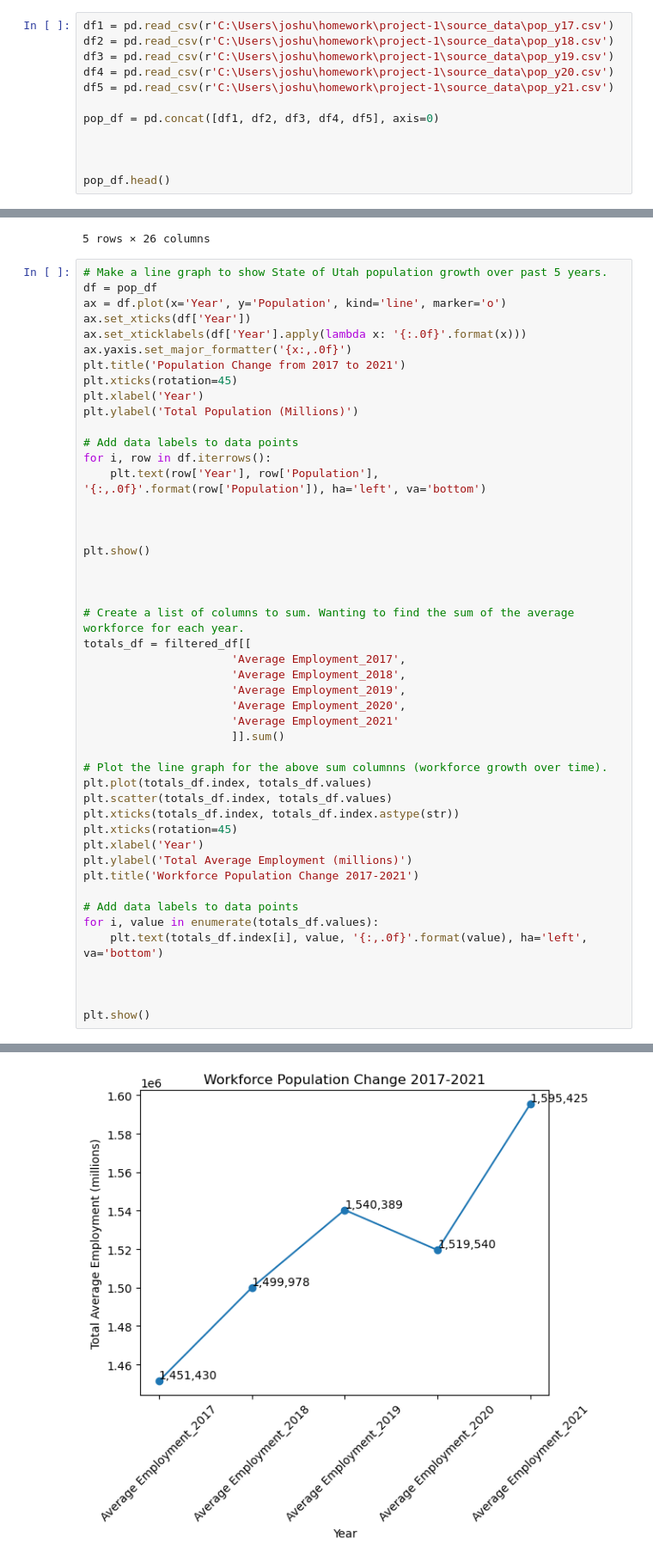
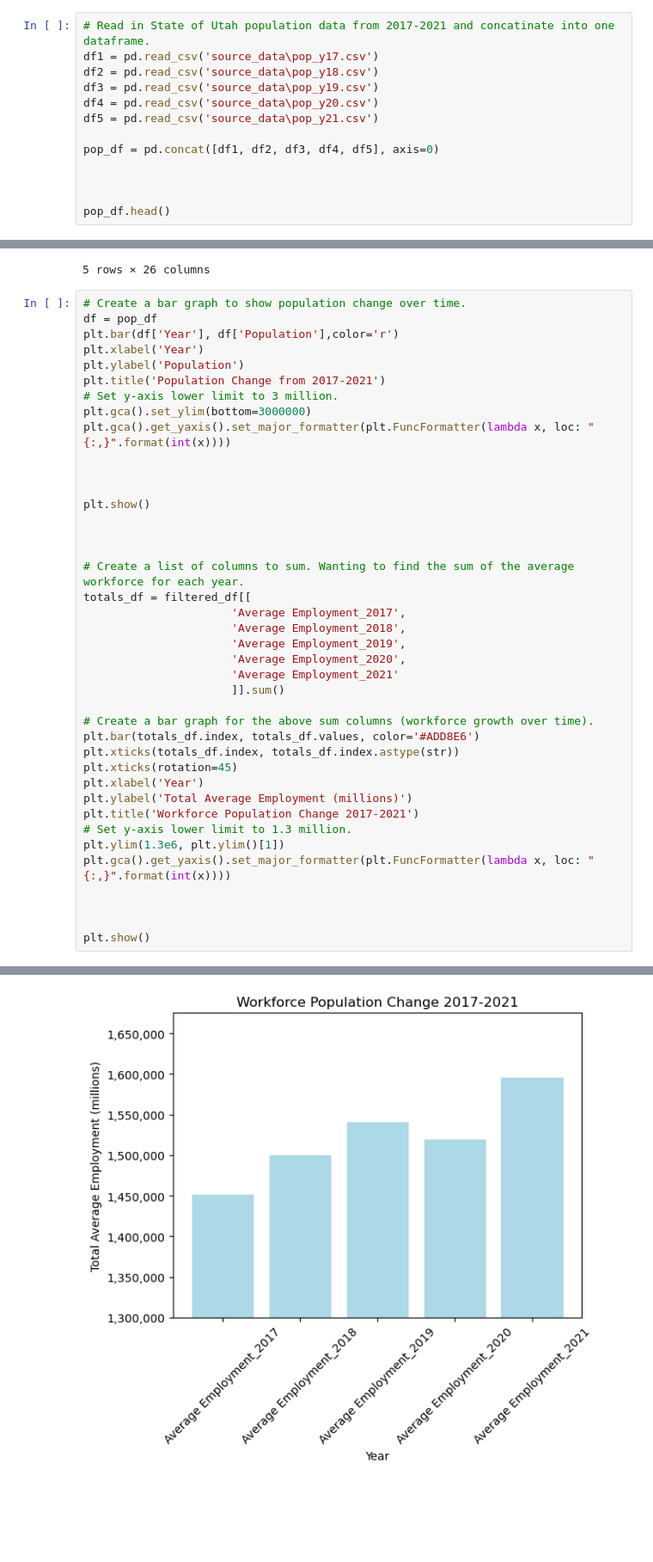
Before and after one commit to JoshuaMayo96/project-1, a Jupyter notebook: project-1.ipynb, the cells around one changed output, grey strips where cells are left out. Shown at 86% size. Saved outputs shown, nothing was run; the diff lists cells and outputs as text; blank space fills up the shorter version.

```diff
--- a/project-1.ipynb
+++ b/project-1.ipynb
@@ -6,11 +6,12 @@ import matplotlib.pyplot as plt
 import pandas as pd
 import numpy as np
 # %%
-df1 = pd.read_csv(r'C:\Users\joshu\homework\project-1\source_data\pop_y17.csv')
-df2 = pd.read_csv(r'C:\Users\joshu\homework\project-1\source_data\pop_y18.csv')
-df3 = pd.read_csv(r'C:\Users\joshu\homework\project-1\source_data\pop_y19.csv')
-df4 = pd.read_csv(r'C:\Users\joshu\homework\project-1\source_data\pop_y20.csv')
-df5 = pd.read_csv(r'C:\Users\joshu\homework\project-1\source_data\pop_y21.csv')
+# Read in State of Utah population data from 2017-2021 and concatinate into one dataframe.
+df1 = pd.read_csv('source_data\pop_y17.csv')
+df2 = pd.read_csv('source_data\pop_y18.csv')
+df3 = pd.read_csv('source_data\pop_y19.csv')
+df4 = pd.read_csv('source_data\pop_y20.csv')
+df5 = pd.read_csv('source_data\pop_y21.csv')
 
 pop_df = pd.concat([df1, df2, df3, df4, df5], axis=0)
 
@@ -101,20 +102,15 @@ filtered_df.head()
 | 46 | Manufacturing (31-33) | 31.0 | 129231.0 | 4251.0 | 7.303308e+09 | ... |
 5 rows × 26 columns
 # %%
-# Make a line graph to show State of Utah population growth over past 5 years.
+# Create a bar graph to show population change over time.
 df = pop_df
-ax = df.plot(x='Year', y='Population', kind='line', marker='o')
-ax.set_xticks(df['Year'])
-ax.set_xticklabels(df['Year'].apply(lambda x: '{:.0f}'.format(x)))
-ax.yaxis.set_major_formatter('{x:,.0f}')
-plt.title('Population Change from 2017 to 2021')
-plt.xticks(rotation=45)
+plt.bar(df['Year'], df['Population'],color='r')
 plt.xlabel('Year')
-plt.ylabel('Total Population (Millions)')
-
-# Add data labels to data points
-for i, row in df.iterrows():
-    plt.text(row['Year'], row['Population'], '{:,.0f}'.format(row['Population']), ha='left', va='bottom')
+plt.ylabel('Population')
+plt.title('Population Change from 2017-2021')
+# Set y-axis lower limit to 3 million.
+plt.gca().set_ylim(bottom=3000000)
+plt.gca().get_yaxis().set_major_formatter(plt.FuncFormatter(lambda x, loc: "{:,}".format(int(x))))
 
 
 
@@ -131,18 +127,16 @@ totals_df = filtered_df[[
                       'Average Employment_2021'
                       ]].sum()
 
-# Plot the line graph for the above sum columnns (workforce growth over time).
-plt.plot(totals_df.index, totals_df.values)
-plt.scatter(totals_df.index, totals_df.values)
+# Create a bar graph for the above sum columns (workforce growth over time).
+plt.bar(totals_df.index, totals_df.values, color='#ADD8E6')
 plt.xticks(totals_df.index, totals_df.index.astype(str))
 plt.xticks(rotation=45)
 plt.xlabel('Year')
 plt.ylabel('Total Average Employment (millions)')
 plt.title('Workforce Population Change 2017-2021')
-
-# Add data labels to data points
-for i, value in enumerate(totals_df.values):
-    plt.text(totals_df.index[i], value, '{:,.0f}'.format(value), ha='left', va='bottom')
+# Set y-axis lower limit to 1.3 million.
+plt.ylim(1.3e6, plt.ylim()[1])
+plt.gca().get_yaxis().set_major_formatter(plt.FuncFormatter(lambda x, loc: "{:,}".format(int(x))))
 
 
 
@@ -152,2 +146,2 @@ plt.show()
-[figure, old version]
+[figure, new version]
 # %%
```
Also changed, not shown: parts of 7 cells of this notebook.
